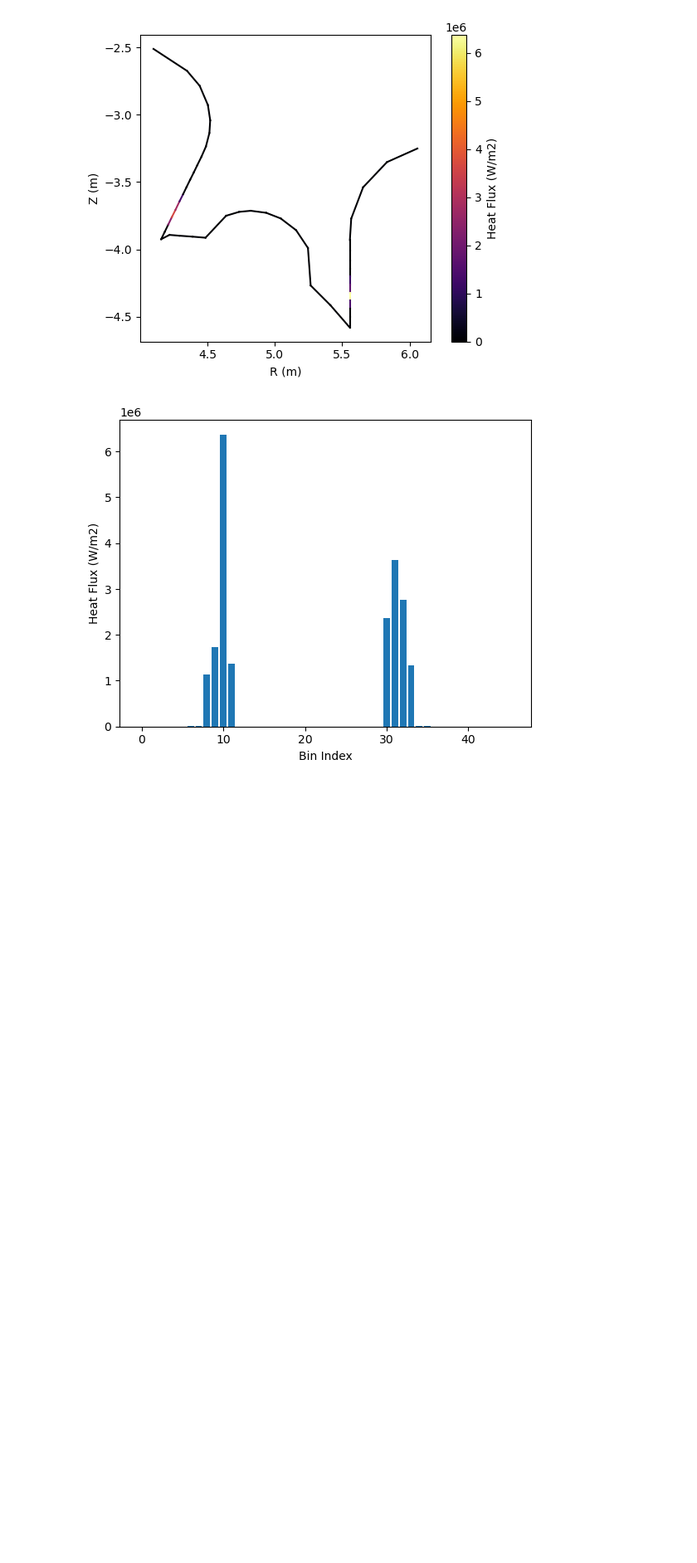
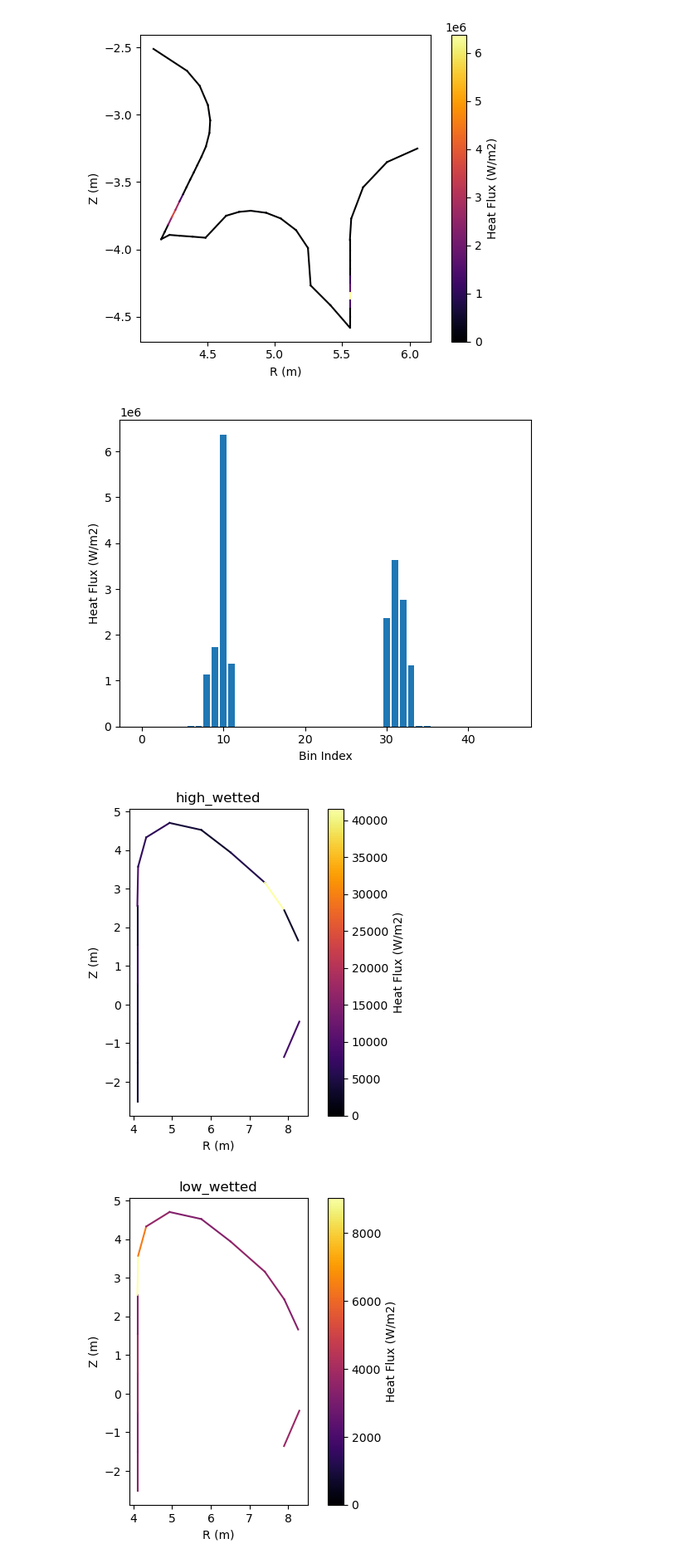
Before and after one commit to kaelyndunnell/hisp, a Jupyter notebook: plotting.ipynb, the cells around one changed output. Shown at 83% size. Cells and saved outputs as stored; diff of their text form; code cells hidden in the pictures; blank space fills up the shorter version.

```diff
--- a/plotting.ipynb
+++ b/plotting.ipynb
@@ -157,3 +188,37 @@ plt.show()
 # %% [output]
 [figure]
 [figure]
+# %%
+for mode in ["high_wetted", "low_wetted", "wetted"]:
+    heat_fluxes = []
+    start_points = []
+    end_points = []
+    for bin in my_reactor.first_wall.bins:
+        for sub_bin in bin.sub_bins:
+            if sub_bin.mode == mode:
+                heat_flux = plasma_data_handling.get_heat("FP", bin=sub_bin, t_rel=0)
+                heat_fluxes.append(heat_flux)
+
+                start_points.append(bin.start_point)
+                end_points.append(bin.end_point)
+
+
+    norm = Normalize(0, max(heat_fluxes))
+    cmap = plt.get_cmap("inferno")
+
+
+    for start_point, end_point, heat_flux in zip(start_points, end_points, heat_fluxes):
+        plt.plot(
+            [start_point[0], end_point[0]],
+            [start_point[1], end_point[1]],
+            c=cmap(norm(heat_flux)),
+        )
+    plt.colorbar(plt.cm.ScalarMappable(norm=norm, cmap=cmap), label="Heat Flux (W/m2)", ax=plt.gca())
+    plt.xlabel("R (m)")
+    plt.ylabel("Z (m)")
+    plt.gca().set_aspect("equal", adjustable="box")
+    plt.title(mode)
+    plt.show()
+# %% [output]
+[figure, added]
+[figure, added]
```
Also changed, not shown: parts of 4 cells of this notebook.
